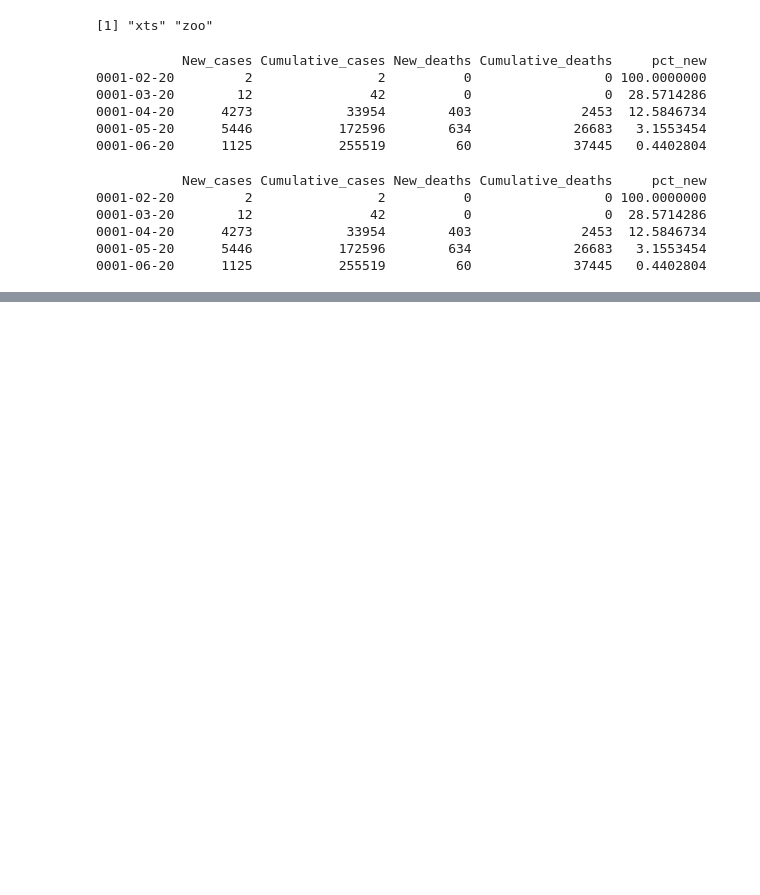
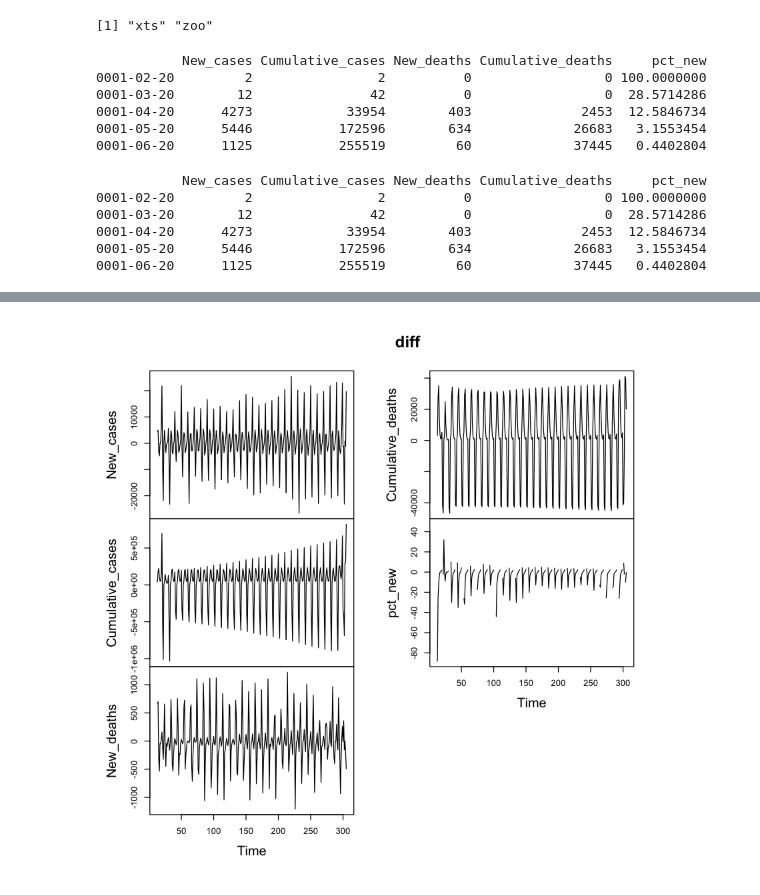
Before and after one commit to ada-nwobodo/COVID19-Prediction-Project-, a Jupyter notebook: Time Series Analysis and Forecasting.ipynb, the cells around one changed output, grey strips where cells are left out. Drawn from its saved outputs; the diff is of its cells as text; code cells hidden in the pictures; blank space fills up the shorter version.

```diff
--- a/Time Series Analysis and Forecasting.ipynb
+++ b/Time Series Analysis and Forecasting.ipynb
@@ -220,0 +269,6 @@ head(WHO_COVID19_UK_xts2, n = 5)
+# %%
+diff <- diff(COVID19UK_timeseries, lag = 12) #difference the data to remove the long-term trend (i.e. the seasonal volatility - and focus on the change from one period to another.)
+
+plot(diff)
+# %% [output]
+[figure, added]
```
Also changed, not shown: parts of 13 cells of this notebook.
